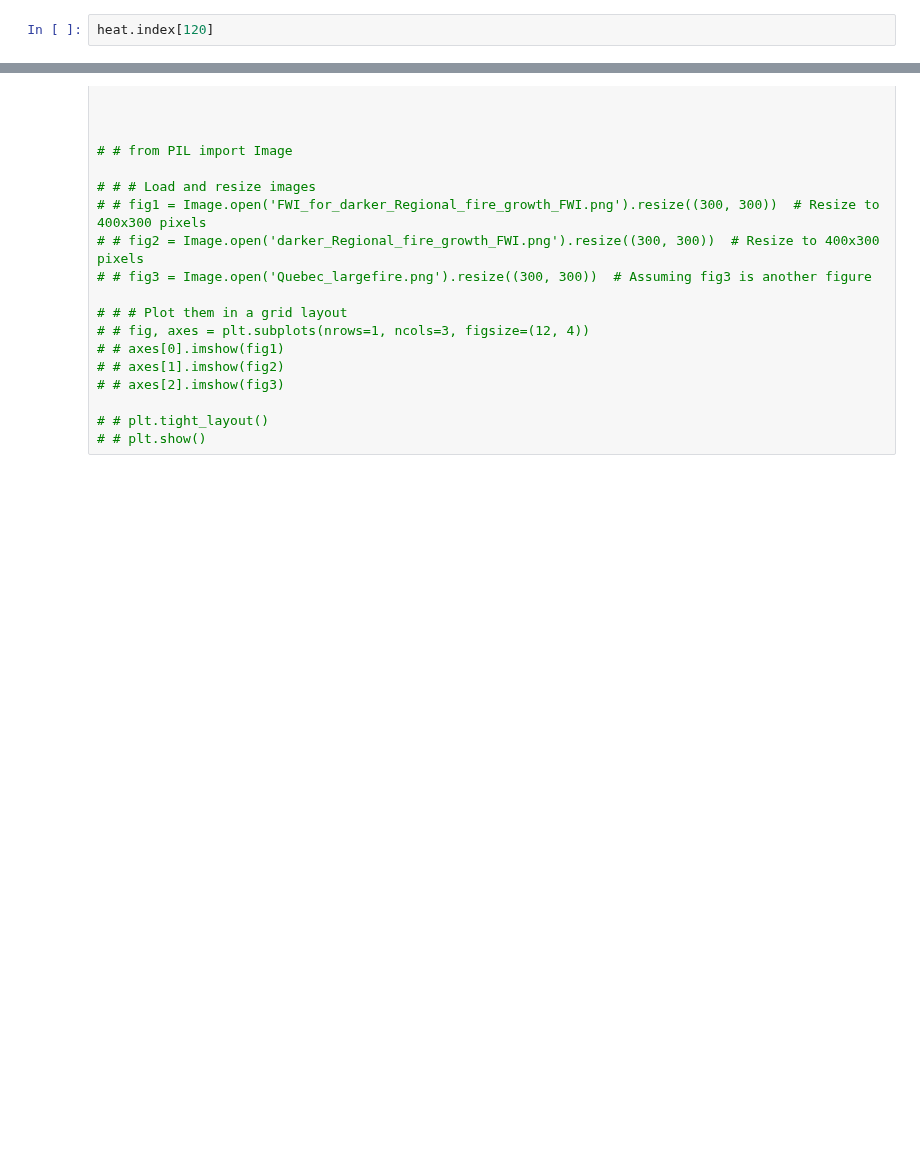
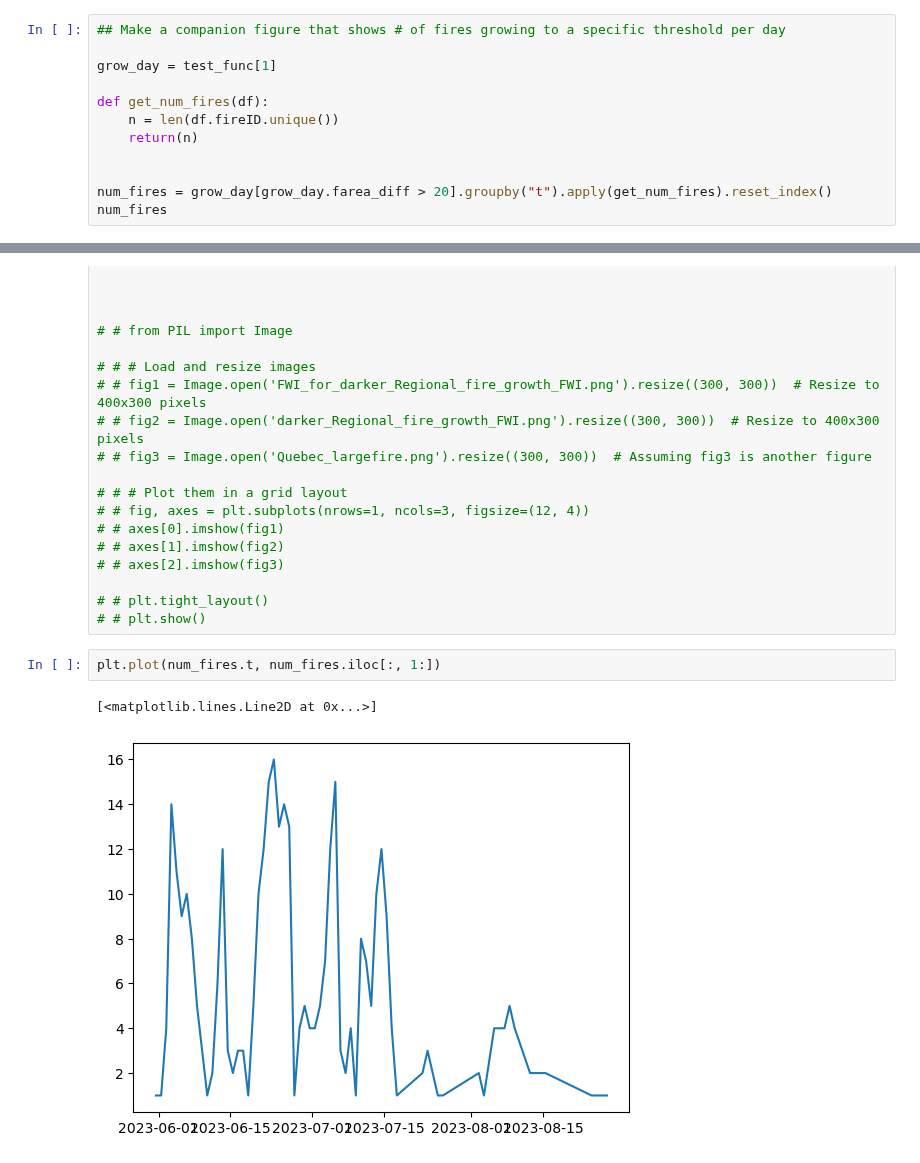
Before and after one commit to mccabete/fwiVis, a Jupyter notebook: Lightning_analysis/heatmap_timeseries.ipynb, the cells around one changed output, grey strips where cells are left out. Cells and saved outputs as stored; diff of their text form; blank space fills up the shorter version.

Commit message:
Experimenting with # of fires time series

```diff
--- a/Lightning_analysis/heatmap_timeseries.ipynb
+++ b/Lightning_analysis/heatmap_timeseries.ipynb
@@ -608,5 +605,15 @@ plt.savefig('/projects/old_shared/fire_weather_vis/Lightning_analysis/some_figs/
 # %% [output]
 [figure]
 # %%
-heat.index[120]
+## Make a companion figure that shows # of fires growing to a specific threshold per day
+
+grow_day = test_func[1]
+
+def get_num_fires(df):
+    n = len(df.fireID.unique())
+    return(n)
+
+
+num_fires = grow_day[grow_day.farea_diff > 20].groupby("t").apply(get_num_fires).reset_index()
+num_fires
 # %% [output]
@@ -644,3 +663,8 @@ heat.index[120]
 
 # # plt.tight_layout()
 # # plt.show()
+# %%
+plt.plot(num_fires.t, num_fires.iloc[:, 1:])
+# %% [output]
+[<matplotlib.lines.Line2D at 0x...>]
+[figure, added]
```
Also changed, not shown: parts of 6 cells of this notebook.
